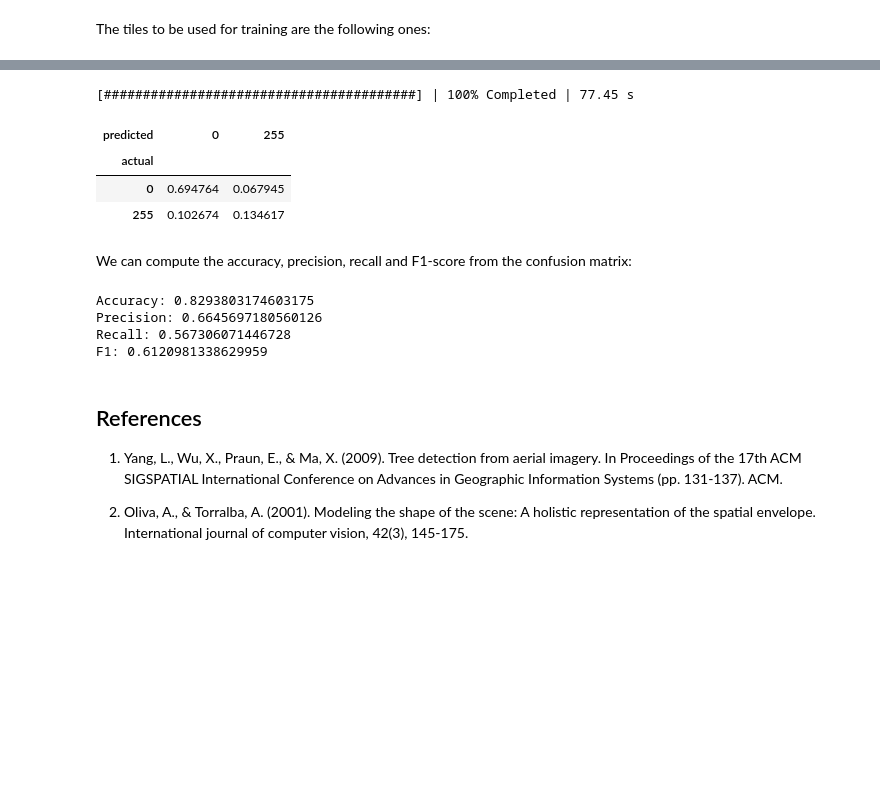
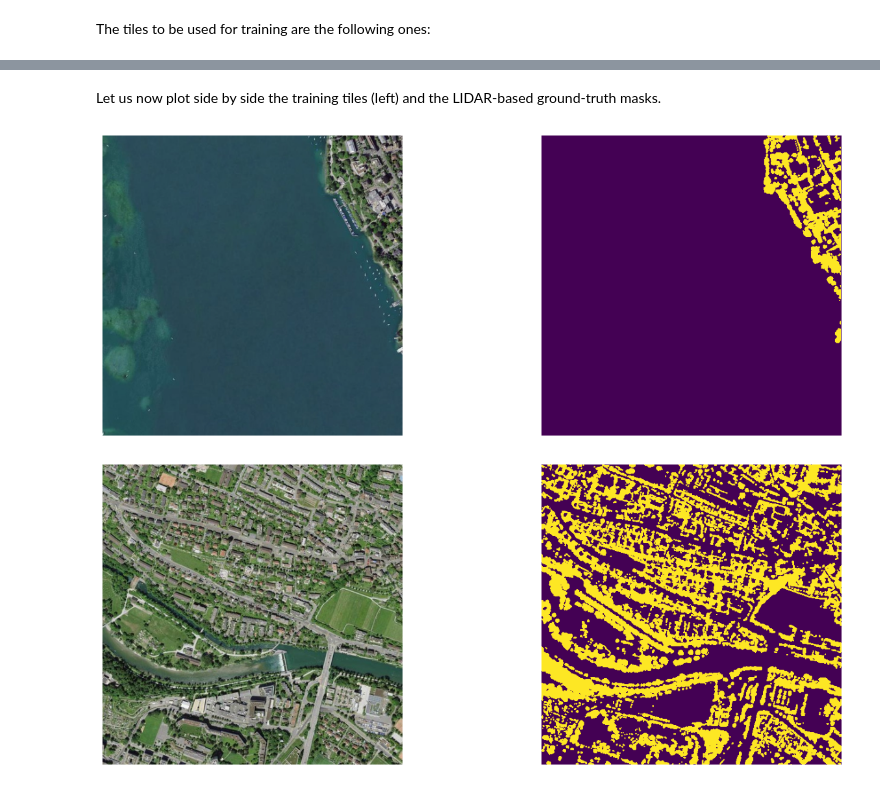
Before and after one commit to martibosch/detectree-examples, a Jupyter notebook: notebooks/cluster-I.ipynb, the cells around one changed output, grey strips where cells are left out. Drawn from its saved outputs; the diff is of its cells as text; code cells hidden in the pictures; blank space fills up the shorter version.

```diff
--- a/notebooks/cluster-I.ipynb
+++ b/notebooks/cluster-I.ipynb
@@ -109,7 +110,0 @@ Let us now plot side by side the training tiles (left) and the LIDAR-based groun
-# %%
-for img_filename in split_df[split_df["train"]]["img_filename"]:
-    fig, axes = plt.subplots(1, 2, figsize=(2 * figwidth, figheight))
-    with rio.open(path.join(img_dir, img_filename)) as src:
-        plot.show(src.read(), ax=axes[0])
-    with rio.open(path.join(response_dir, img_filename)) as src:
-        plot.show(src.read(), ax=axes[1])
@@ -167,36 +111,15 @@ In order to evaluate the accuracy of the classifier, we can use the code below t
-# %%
-confusion_df = make_confusion_df.make_confusion_df(
-    lidar_gdf,
-    raw_lidar_dir,
-    response_dir,
-    split_df=split_df,
-    img_dir=img_dir,
-    frac=0.01,
-    clf=clf,
-)
-confusion_df
-# %% [output]
-[########################################] | 100% Completed | 77.45 s
-| predicted | 0 | 255 |
-| actual |  |  |
-| 0 | 0.694764 | 0.067945 |
-| 255 | 0.102674 | 0.134617 |
-# %% [markdown]
-We can compute the accuracy, precision, recall and F1-score from the confusion matrix:
-# %%
-accuracy, precision, recall, f1 = make_confusion_df.compute_metrics(confusion_df)
-print("Accuracy:", accuracy)
-print("Precision:", precision)
-print("Recall:", recall)
-print("F1:", f1)
-# %% [output]
-Accuracy: 0.8293803174603175
-Precision: 0.6645697180560126
-Recall: 0.567306071446728
-F1: 0.6120981338629959
-# %% [markdown]
-## References
-
-1. Yang, L., Wu, X., Praun, E., & Ma, X. (2009). Tree detection from aerial imagery. In Proceedings of the 17th ACM SIGSPATIAL International Conference on Advances in Geographic Information Systems (pp. 131-137). ACM.
-
-2. Oliva, A., & Torralba, A. (2001). Modeling the shape of the scene: A holistic representation of the spatial envelope. International journal of computer vision, 42(3), 145-175.
+# %% [markdown]
+Let us now plot side by side the training tiles (left) and the LIDAR-based ground-truth masks.
+# %%
+for img_filename in split_df[split_df["train"]]["img_filename"]:
+    fig, axes = plt.subplots(1, 2, figsize=(2 * figwidth, figheight))
+    with rio.open(img_dir / img_filename) as src:
+        plot.show(src, ax=axes[0])
+    with rio.open(response_img_dir / img_filename) as src:
+        # we need the .read here to avoid cmap issues
+        plot.show(src.read(), ax=axes[1])
+    for ax in axes:
+        ax.set_axis_off()
+# %% [output]
+[figure, added]
+[figure, added]
```
Also changed, not shown: parts of 27 cells of this notebook, 14 other files.
